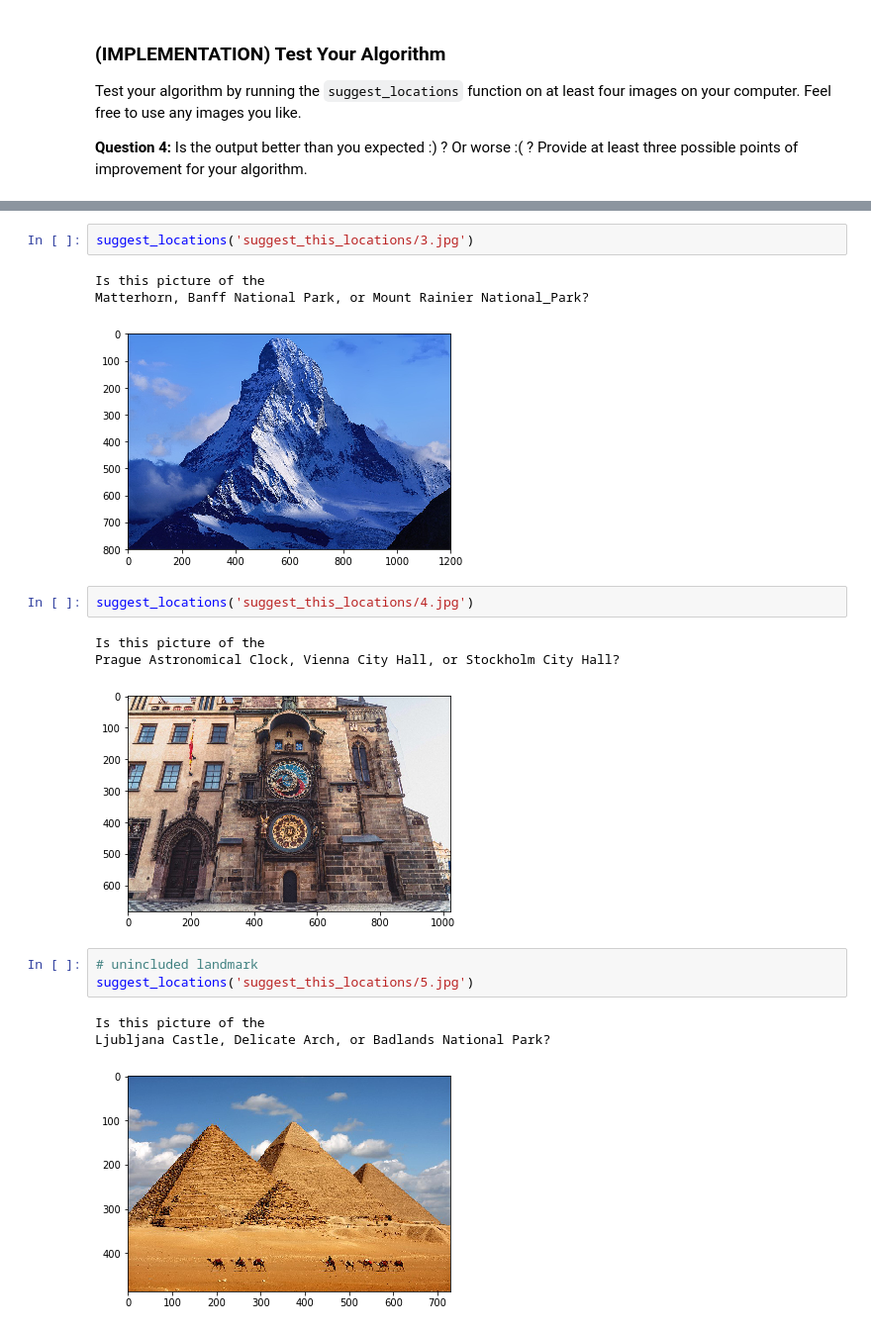
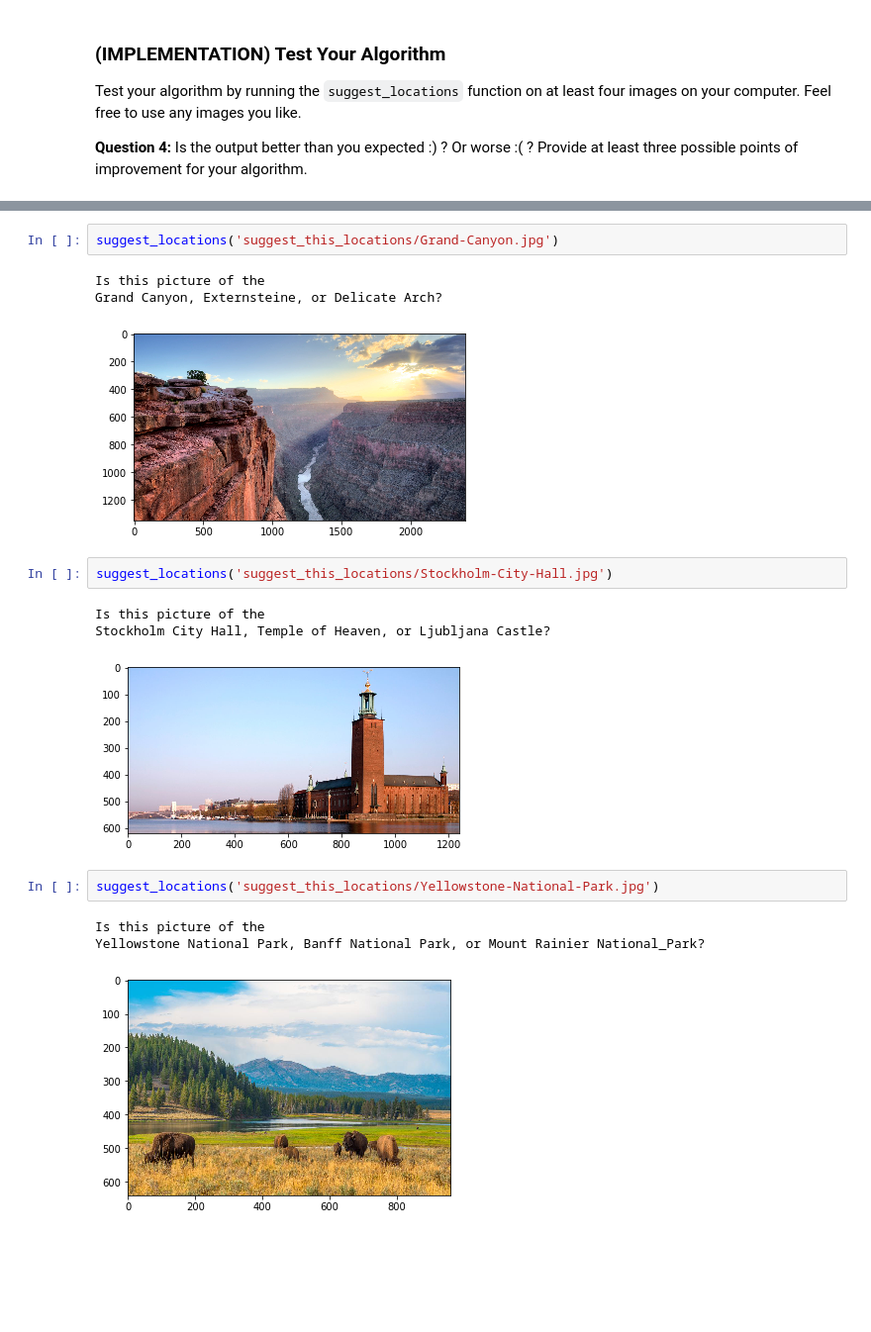
Before and after one commit to Adham-M/Deep-Learning_ND, a Jupyter notebook: landmark classifier - CNN/landmark.ipynb, the cells around one changed output, grey strips where cells are left out. Shown at 99% size. Drawn from its saved outputs; the diff is of its cells as text; blank space fills up the shorter version.

```diff
--- a/landmark classifier - CNN/landmark.ipynb
+++ b/landmark classifier - CNN/landmark.ipynb
@@ -914,19 +900,18 @@ Banff National Park, Matterhorn, or Mount Rainier National_Park?
 # %%
-suggest_locations('suggest_this_locations/3.jpg')
+suggest_locations('suggest_this_locations/Grand-Canyon.jpg')
 # %% [output]
 Is this picture of the
-Matterhorn, Banff National Park, or Mount Rainier National_Park?
+Grand Canyon, Externsteine, or Delicate Arch?
-[figure, old version]
+[figure, new version]
 # %%
-suggest_locations('suggest_this_locations/4.jpg')
+suggest_locations('suggest_this_locations/Stockholm-City-Hall.jpg')
 # %% [output]
 Is this picture of the
-Prague Astronomical Clock, Vienna City Hall, or Stockholm City Hall?
+Stockholm City Hall, Temple of Heaven, or Ljubljana Castle?
-[figure, old version]
+[figure, new version]
-# %%
-# unincluded landmark
-suggest_locations('suggest_this_locations/5.jpg')
-# %% [output]
-Is this picture of the
-Ljubljana Castle, Delicate Arch, or Badlands National Park?
-[figure, removed]
+# %%
+suggest_locations('suggest_this_locations/Yellowstone-National-Park.jpg')
+# %% [output]
+Is this picture of the
+Yellowstone National Park, Banff National Park, or Mount Rainier National_Park?
+[figure, added]
```
Also changed, not shown: parts of 11 cells of this notebook, 11 other files.
